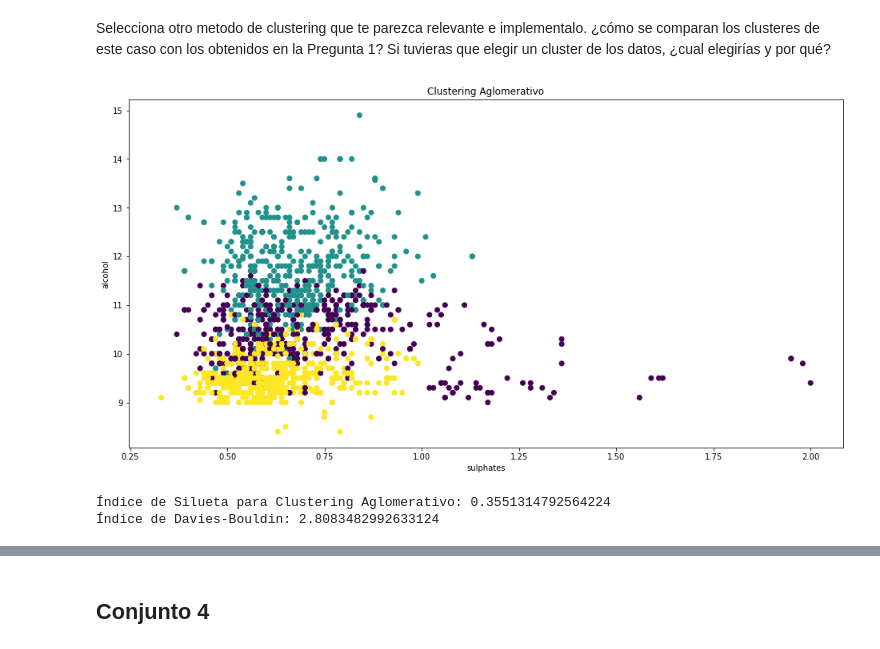
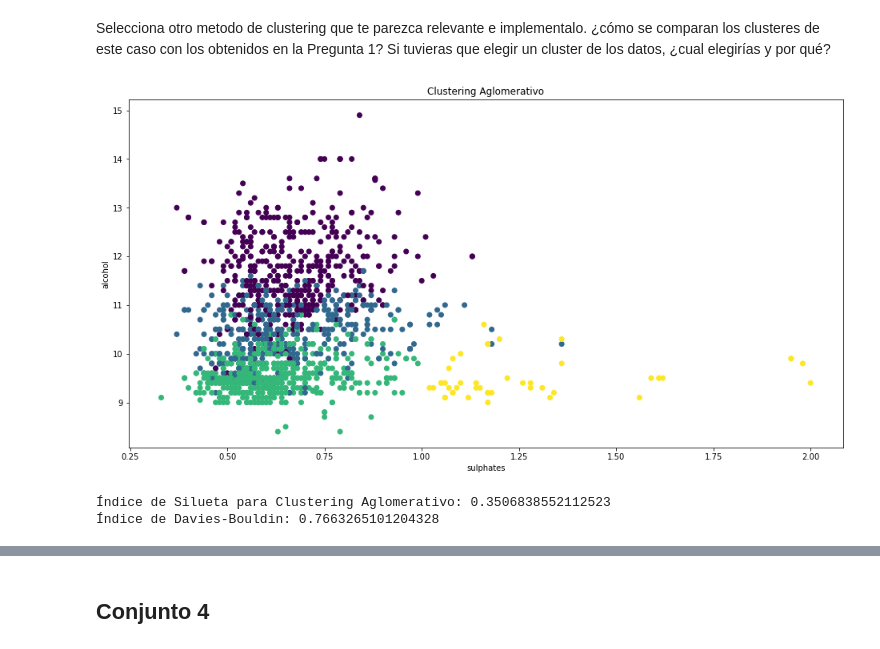
Before and after one commit to datawilly/Aprendizaje-automatico-aplicado, a Jupyter notebook: PEC2 - AAA - 17ENE2024 - APELLIDO1 NOMBRE.ipynb, the cells around one changed output, grey strips where cells are left out. Cells and saved outputs as stored; diff of their text form; code cells hidden in the pictures.

Commit message:
complementamos las explicaciones de los ejercicios y dejamos listo para correr nuevamente el notebook, pendiente ejercicio 12

```diff
--- a/PEC2 - AAA - 17ENE2024 - APELLIDO1 NOMBRE.ipynb
+++ b/PEC2 - AAA - 17ENE2024 - APELLIDO1 NOMBRE.ipynb
@@ -1075,8 +1075,8 @@ db_score = davies_bouldin_score(X_n, kmeans.labels_)
 print("Índice de Davies-Bouldin:", db_score)
 
 #Obtenemos el indice de Silhouette
-silhouette_score = silhouette_score(X_n, kmeans.labels_)
-print("Índice de Silhouette:", silhouette_score)
+s_score = silhouette_score(X_n, kmeans.labels_)
+print("Índice de Silhouette:", s_score)
 # %% [output]
 Centroides de los clústeres:
 [[0.05566072 0.96262627 0.26447881]
@@ -1159,33 +1159,29 @@ plt.show()
 # %% [markdown]
 Selecciona otro metodo de clustering que te parezca relevante e implementalo. ¿cómo se comparan los clusteres de este caso con los obtenidos en la Pregunta 1? Si tuvieras que elegir un cluster de los datos, ¿cual elegirías y por qué?
 # %%
-
-
-
-# Seleccionar características relevantes
-X = wine[["sulphates", "alcohol", "pH"]]
-
-# Clustering aglomerativo
-agglomerative_clustering = AgglomerativeClustering(n_clusters=3)
+#Para este ejercicio vamos a usar el agglomerative clustering como método alternativo, usaremos los mismos datos
+#normalizados y el mísmo número de clusteres
+agglomerative_clustering = AgglomerativeClustering(n_clusters=4)
+#Ya instanciado el clasificador vamos a entrenarlo con los datos
 agglomerative_labels = agglomerative_clustering.fit_predict(X_n)
 
-# Calcular el índice de silueta para evaluar el clustering aglomerativo
+#Ahora calculemos el índice de silhouette para este clasificador
 silhouette_agglomerative = silhouette_score(X_n, agglomerative_labels)
 
-# Calcular el índice de Davies-Bouldin
+#Tambien calculamos el indice Davies-Bouldin
 db_score = davies_bouldin_score(X_n, kmeans.labels_)
 
-# Visualizar los clusters aglomerativos
+#Graficamos los clusteres
 fig, ax = plt.subplots(figsize=(16, 8))
 plt.scatter(X.iloc[:, 0], X.iloc[:, 1], c=agglomerative_labels, cmap='viridis')
 plt.title('Clustering Aglomerativo')
 plt.xlabel('sulphates')
 plt.ylabel('alcohol')
 plt.show()
 
 print("Índice de Silueta para Clustering Aglomerativo:", silhouette_agglomerative)
 print("Índice de Davies-Bouldin:", db_score)
 # %% [output]
-[figure, old version]
+[figure, new version]
-Índice de Silueta para Clustering Aglomerativo: 0.3551314792564224
-Índice de Davies-Bouldin: 2.8083482992633124
+Índice de Silueta para Clustering Aglomerativo: 0.3506838552112523
+Índice de Davies-Bouldin: 0.7663265101204328
```
Also changed, not shown: parts of 20 cells of this notebook.
